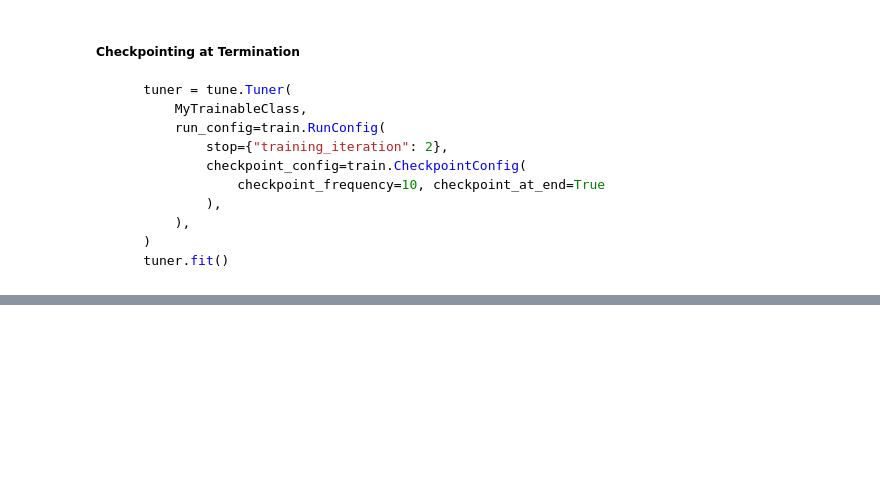
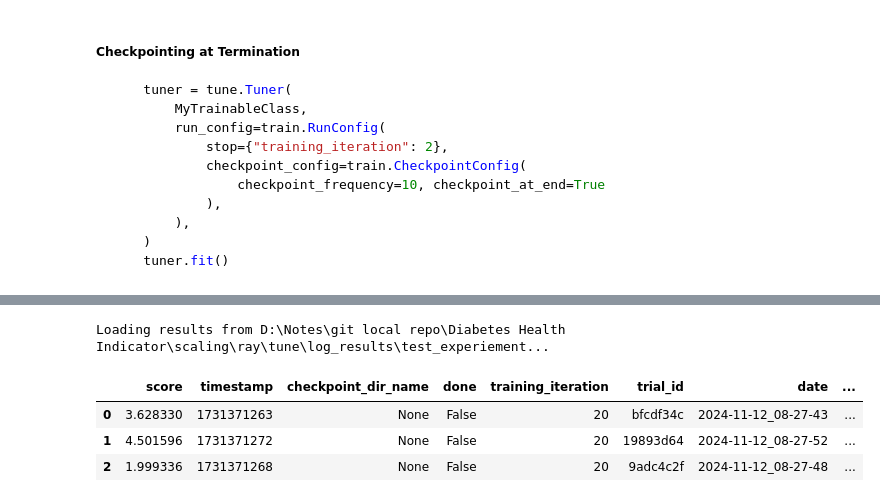
Before and after one commit to Spin8Cycle/diabHI, a Jupyter notebook: scaling/ray/tune/ray_tune.ipynb, the cells around one changed output, grey strips where cells are left out. Saved outputs shown, nothing was run; the diff lists cells and outputs as text; code cells hidden in the pictures; blank space fills up the shorter version.

```diff
--- a/scaling/ray/tune/ray_tune.ipynb
+++ b/scaling/ray/tune/ray_tune.ipynb
@@ -912,0 +1110,21 @@ def train_func(self):
+# %%
+def trainable(config: dict):
+    intermediate_score = 0
+    for x in range(20):
+        intermediate_score = objective(x, config["a"], config["b"])
+        train.report({"score": intermediate_score})  # This sends the score to Tune.
+# %%
+experiment_path = r'D:\Notes\git local repo\Diabetes Health Indicator\scaling\ray\tune\log_results\test_experiement'
+print(f"Loading results from {experiment_path}...")
+
+restored_tuner = tune.Tuner.restore(experiment_path, trainable=trainable)
+result_grid = restored_tuner.get_results()
+# %% [output]
+Loading results from D:\Notes\git local repo\Diabetes Health Indicator\scaling\ray\tune\log_results\test_experiement...
+# %%
+result_grid.get_dataframe()
+# %% [output]
+|  | score | timestamp | checkpoint_dir_name | done | training_iteration | trial_id | date | ... |
+| 0 | 3.628330 | 1731371263 | None | False | 20 | bfcdf34c | 2024-11-12_08-27-43 | ... |
+| 1 | 4.501596 | 1731371272 | None | False | 20 | 19893d64 | 2024-11-12_08-27-52 | ... |
+| 2 | 1.999336 | 1731371268 | None | False | 20 | 9adc4c2f | 2024-11-12_08-27-48 | ... |
```
Also changed, not shown: parts of 39 cells of this notebook.
